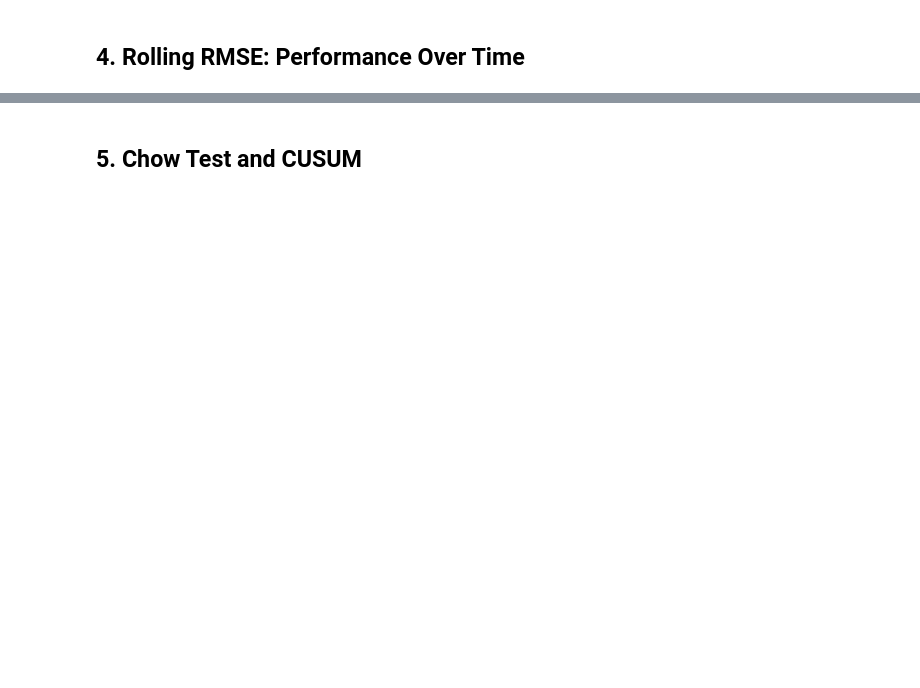
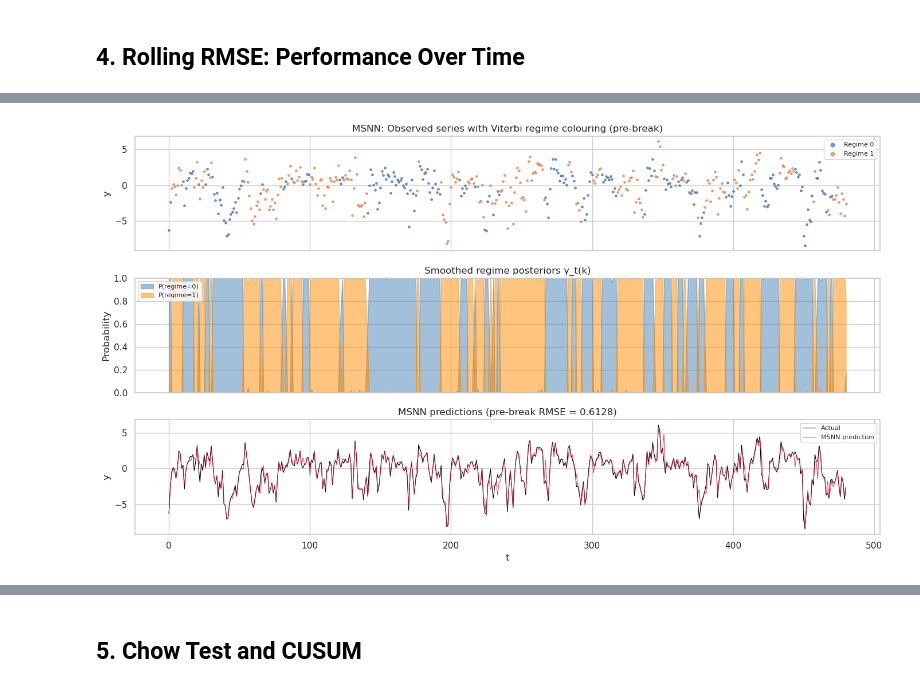
Before and after one commit to claytonbytyci/Lucas-Critique-and-Regimes, a Jupyter notebook: analyses/03_lucas_critique_analysis.ipynb, the cells around one changed output, grey strips where cells are left out. Saved outputs shown, nothing was run; the diff lists cells and outputs as text; code cells hidden in the pictures; blank space fills up the shorter version.

```diff
--- a/analyses/03_lucas_critique_analysis.ipynb
+++ b/analyses/03_lucas_critique_analysis.ipynb
@@ -109,6 +143,18 @@ try:
 except Exception:
     pass
 
+try:
+    from models import MarkovSwitchingNeuralNetwork
+    model_dict['MSNN'] = MarkovSwitchingNeuralNetwork(
+        k_regimes=2,
+        hidden_layer_sizes=(32, 16),
+        n_iter=50,
+        mlp_epochs=200,
+        random_state=42,
+    )
+except Exception as e:
+    print(f'MSNN not available: {e}')
+
 full_predictions = {}
 for name, model in model_dict.items():
     try:
@@ -133,0 +242,41 @@ plt.show()
+# %%
+# --- Smoothed regime probabilities over the pre-break training window ---
+probs_pre = msnn.regime_probabilities(df_pre)
+viterbi_pre = msnn.predict_regimes(df_pre)
+
+fig, axes = plt.subplots(3, 1, figsize=(14, 8), sharex=True)
+
+t_pre = np.arange(len(df_pre))
+
+# Panel 1: observed series coloured by Viterbi regime
+for k in range(msnn.k_regimes):
+    mask = viterbi_pre == k
+    axes[0].scatter(t_pre[mask], df_pre['y'].to_numpy()[mask],
+                    s=6, alpha=0.7, label=f'Regime {k}')
+axes[0].set_ylabel('y')
+axes[0].set_title('MSNN: Observed series with Viterbi regime colouring (pre-break)')
+axes[0].legend(markerscale=2, fontsize=8)
+
+# Panel 2: smoothed posterior P(s_t = 0 | y_{1:T})
+axes[1].fill_between(t_pre, probs_pre['P(regime=0)'], alpha=0.5, color='steelblue',
+                      label='P(regime=0)')
+axes[1].fill_between(t_pre, probs_pre['P(regime=1)'], alpha=0.5, color='darkorange',
+                      label='P(regime=1)')
+axes[1].set_ylabel('Probability')
+axes[1].set_title('Smoothed regime posteriors γ_t(k)')
+axes[1].legend(fontsize=8)
+axes[1].set_ylim(0, 1)
+
+# Panel 3: one-step-ahead prediction vs actual
+axes[2].plot(t_pre, df_pre['y'].to_numpy(), lw=0.8, color='black', label='Actual')
+axes[2].plot(t_pre, pred_pre, lw=0.8, color='crimson', alpha=0.8, label='MSNN prediction')
+axes[2].set_ylabel('y')
+axes[2].set_xlabel('t')
+axes[2].set_title(f'MSNN predictions (pre-break RMSE = {rmse_pre:.4f})')
+axes[2].legend(fontsize=8)
+
+plt.tight_layout()
+save_figure(fig, '03_msnn_regime_probs')
+plt.show()
+# %% [output]
+[figure, added]
```
Also changed, not shown: parts of 16 cells of this notebook, 31 other files.
